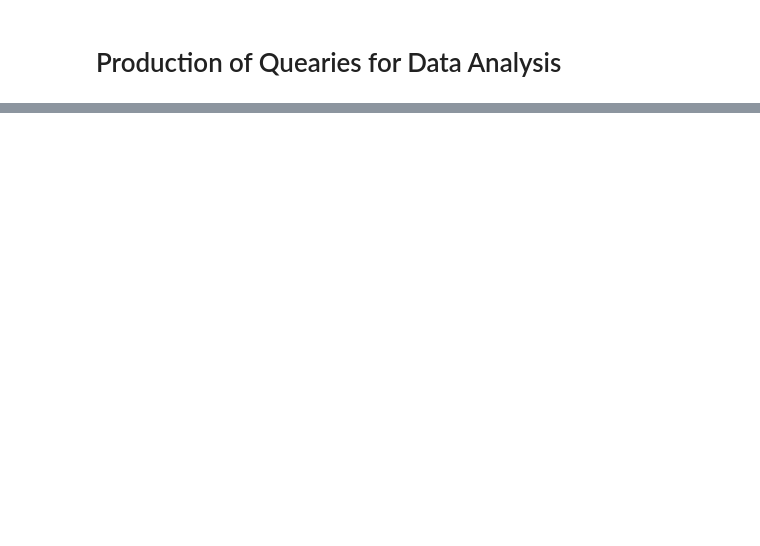
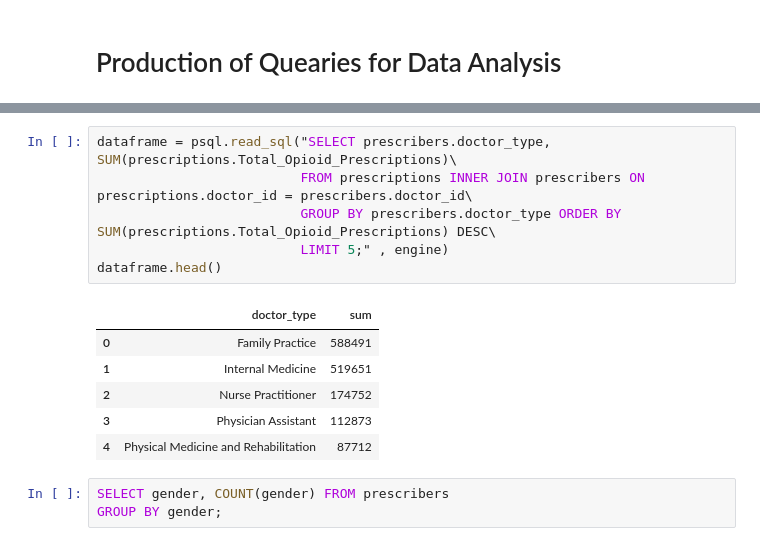
Before and after one commit to HaydenE/ETL_Group_Project, a Jupyter notebook: Final Notebook.ipynb, the cells around one changed output, grey strips where cells are left out. Drawn from its saved outputs; the diff is of its cells as text; blank space fills up the shorter version.

```diff
--- a/Final Notebook.ipynb
+++ b/Final Notebook.ipynb
@@ -93,0 +178,16 @@ sel = [opioids.id, overdoses.deaths, overdoses.id]
+# %%
+dataframe = psql.read_sql("SELECT prescribers.doctor_type, SUM(prescriptions.Total_Opioid_Prescriptions)\
+                          FROM prescriptions INNER JOIN prescribers ON prescriptions.doctor_id = prescribers.doctor_id\
+                          GROUP BY prescribers.doctor_type ORDER BY SUM(prescriptions.Total_Opioid_Prescriptions) DESC\
+                          LIMIT 5;" , engine)
+dataframe.head()
+# %% [output]
+|  | doctor_type | sum |
+| 0 | Family Practice | 588491 |
+| 1 | Internal Medicine | 519651 |
+| 2 | Nurse Practitioner | 174752 |
+| 3 | Physician Assistant | 112873 |
+| 4 | Physical Medicine and Rehabilitation | 87712 |
+# %%
+SELECT gender, COUNT(gender) FROM prescribers
+GROUP BY gender;
```
Also changed, not shown: parts of 28 cells of this notebook, 4 other files.
